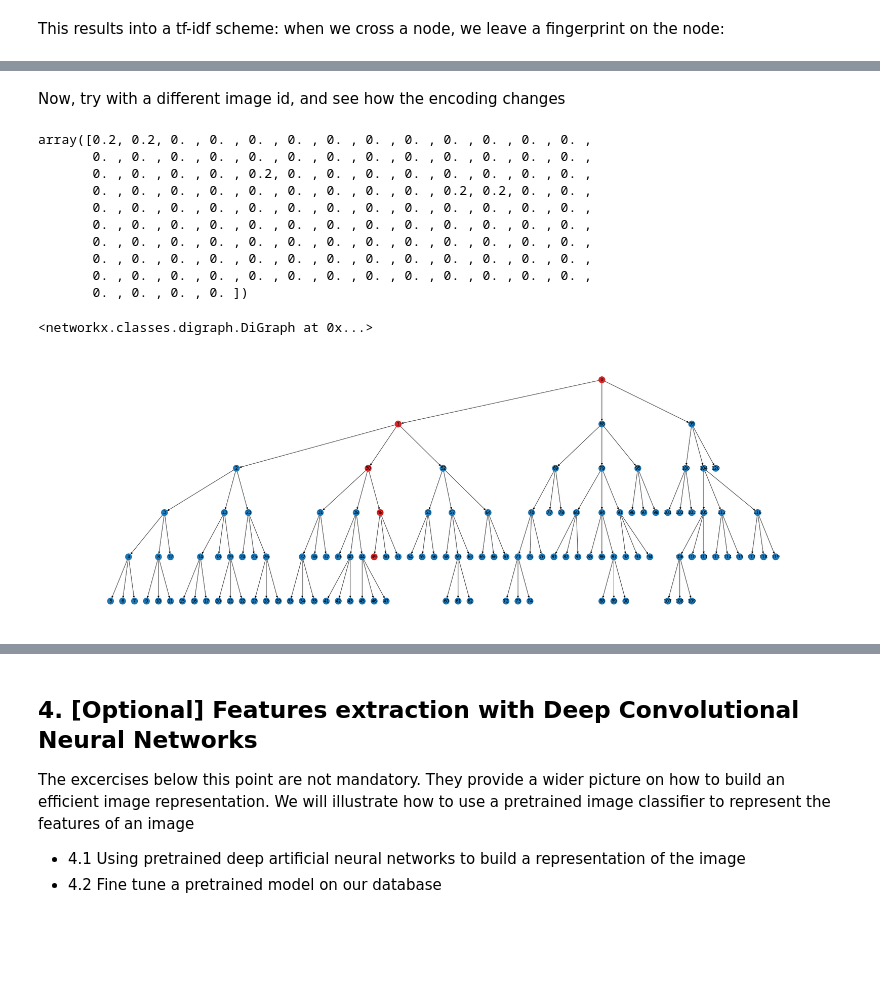
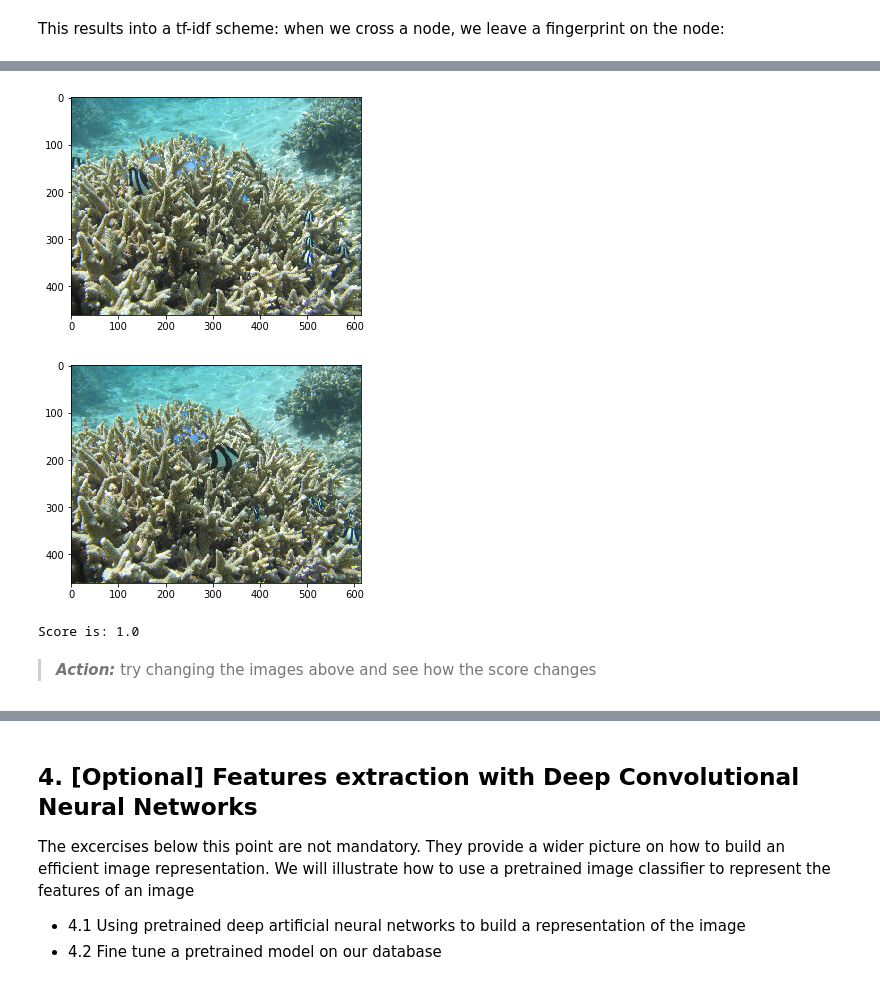
Before and after one commit to epignatelli/scalable-recognition-with-a-vocabulary-tree, a Jupyter notebook: 3. Create a vocabulary tree.ipynb, the cells around one changed output, grey strips where cells are left out. Saved outputs shown, nothing was run; the diff lists cells and outputs as text; code cells hidden in the pictures; blank space fills up the shorter version.

```diff
--- a/3. Create a vocabulary tree.ipynb
+++ b/3. Create a vocabulary tree.ipynb
@@ -240,2 +333,21 @@ array([0.2, 0.2, 0. , 0. , 0. , 0. , 0. , 0. , 0. , 0. , 0. , 0. , 0. ,
+# %%
+# let's now try to score the two images
+# the function askes for two paths to the two images to score against
+image_1 = "data/jpg/104000.jpg"
+image_2 = "data/jpg/104002.jpg"
+# %%
+# let's plot them
+database.dataset.show_image(database.dataset.read_image(image_1))
+plt.show()
+database.dataset.show_image(database.dataset.read_image(image_2))
+# %% [output]
+[figure, added]
+[figure, added]
+# %%
+# and now let's score them
+score = database.score(image_1, image_2)
+print("Score is:", score)
+# %% [output]
+Score is: 1.0
 # %% [markdown]
-Now, try with a different image id, and see how the encoding changes
+> ***Action:*** try changing the images above and see how the score changes
@@ -244,19 +353,0 @@ image = ""
-# %%
-database.encode(image)
-# %% [output]
-array([0.2, 0.2, 0. , 0. , 0. , 0. , 0. , 0. , 0. , 0. , 0. , 0. , 0. ,
-       0. , 0. , 0. , 0. , 0. , 0. , 0. , 0. , 0. , 0. , 0. , 0. , 0. ,
-       0. , 0. , 0. , 0. , 0.2, 0. , 0. , 0. , 0. , 0. , 0. , 0. , 0. ,
-       0. , 0. , 0. , 0. , 0. , 0. , 0. , 0. , 0. , 0.2, 0.2, 0. , 0. ,
-       0. , 0. , 0. , 0. , 0. , 0. , 0. , 0. , 0. , 0. , 0. , 0. , 0. ,
-       0. , 0. , 0. , 0. , 0. , 0. , 0. , 0. , 0. , 0. , 0. , 0. , 0. ,
-       0. , 0. , 0. , 0. , 0. , 0. , 0. , 0. , 0. , 0. , 0. , 0. , 0. ,
-       0. , 0. , 0. , 0. , 0. , 0. , 0. , 0. , 0. , 0. , 0. , 0. , 0. ,
-       0. , 0. , 0. , 0. , 0. , 0. , 0. , 0. , 0. , 0. , 0. , 0. , 0. ,
-       0. , 0. , 0. , 0. ])
-# %%
-# you can also have a look at the underlying graph
-database.encode(image, return_graph=True)
-# %% [output]
-<networkx.classes.digraph.DiGraph at 0x...>
-[figure, removed]
```
Also changed, not shown: parts of 44 cells of this notebook, 1 other file.
